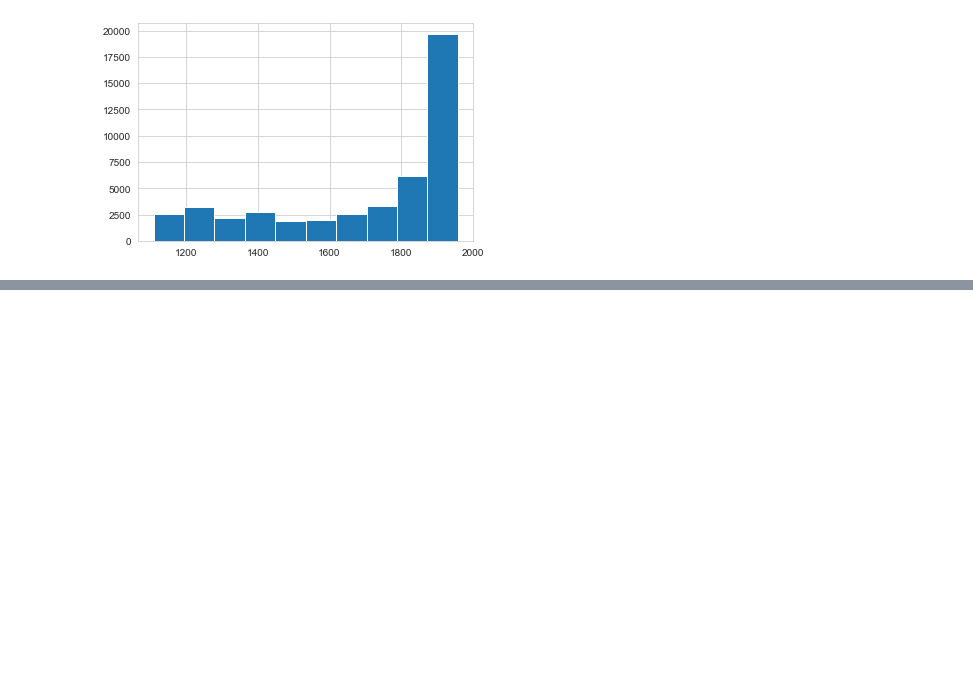
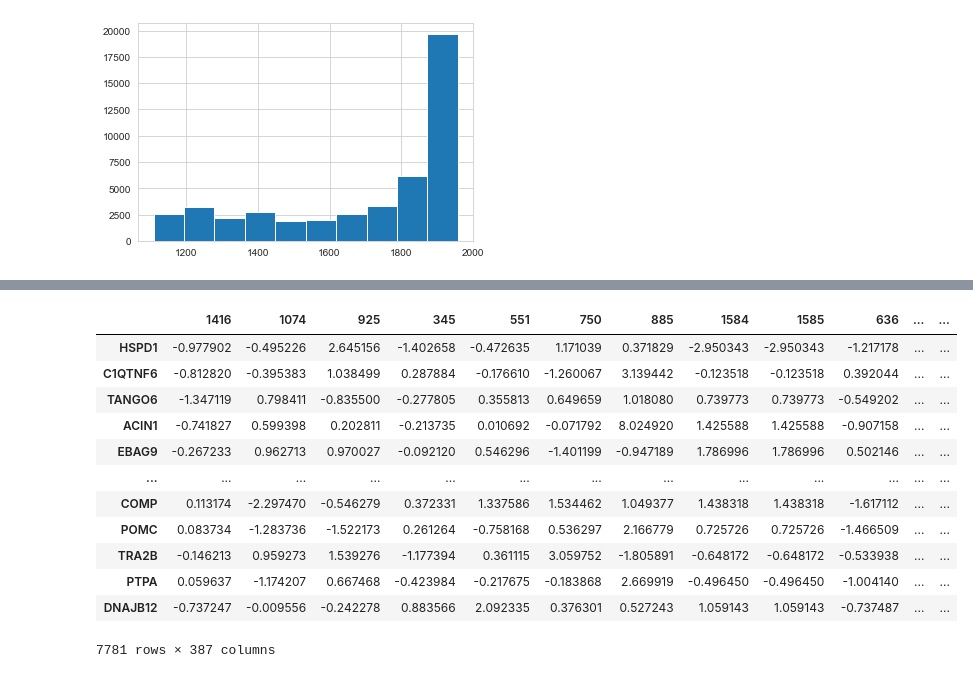
Before and after one commit to Vargeszti/Thesis, a Jupyter notebook: code/benchmark_data.ipynb, the cells around one changed output, grey strips where cells are left out. Saved outputs shown, nothing was run; the diff lists cells and outputs as text; code cells hidden in the pictures; blank space fills up the shorter version.

```diff
--- a/code/benchmark_data.ipynb
+++ b/code/benchmark_data.ipynb
@@ -163,2 +171,18 @@ drug_resultsDF.shape
 # %%
 drug_resultsDF.to_csv('../results/drug_perturb_results.csv', sep=',')
+# %%
+drug_resultsDF
+# %% [output]
+|  | 1416 | 1074 | 925 | 345 | 551 | 750 | 885 | 1584 | 1585 | 636 | ... | ... |
+| HSPD1 | -0.977902 | -0.495226 | 2.645156 | -1.402658 | -0.472635 | 1.171039 | 0.371829 | -2.950343 | -2.950343 | -1.217178 | ... | ... |
+| C1QTNF6 | -0.812820 | -0.395383 | 1.038499 | 0.287884 | -0.176610 | -1.260067 | 3.139442 | -0.123518 | -0.123518 | 0.392044 | ... | ... |
+| TANGO6 | -1.347119 | 0.798411 | -0.835500 | -0.277805 | 0.355813 | 0.649659 | 1.018080 | 0.739773 | 0.739773 | -0.549202 | ... | ... |
+| ACIN1 | -0.741827 | 0.599398 | 0.202811 | -0.213735 | 0.010692 | -0.071792 | 8.024920 | 1.425588 | 1.425588 | -0.907158 | ... | ... |
+| EBAG9 | -0.267233 | 0.962713 | 0.970027 | -0.092120 | 0.546296 | -1.401199 | -0.947189 | 1.786996 | 1.786996 | 0.502146 | ... | ... |
+| ... | ... | ... | ... | ... | ... | ... | ... | ... | ... | ... | ... | ... |
+| COMP | 0.113174 | -2.297470 | -0.546279 | 0.372331 | 1.337586 | 1.534462 | 1.049377 | 1.438318 | 1.438318 | -1.617112 | ... | ... |
+| POMC | 0.083734 | -1.283736 | -1.522173 | 0.261264 | -0.758168 | 0.536297 | 2.166779 | 0.725726 | 0.725726 | -1.466509 | ... | ... |
+| TRA2B | -0.146213 | 0.959273 | 1.539276 | -1.177394 | 0.361115 | 3.059752 | -1.805891 | -0.648172 | -0.648172 | -0.533938 | ... | ... |
+| PTPA | 0.059637 | -1.174207 | 0.667468 | -0.423984 | -0.217675 | -0.183868 | 2.669919 | -0.496450 | -0.496450 | -1.004140 | ... | ... |
+| DNAJB12 | -0.737247 | -0.009556 | -0.242278 | 0.883566 | 2.092335 | 0.376301 | 0.527243 | 1.059143 | 1.059143 | -0.737487 | ... | ... |
+7781 rows × 387 columns
```
Also changed, not shown: parts of 8 cells of this notebook, 3 other files.
